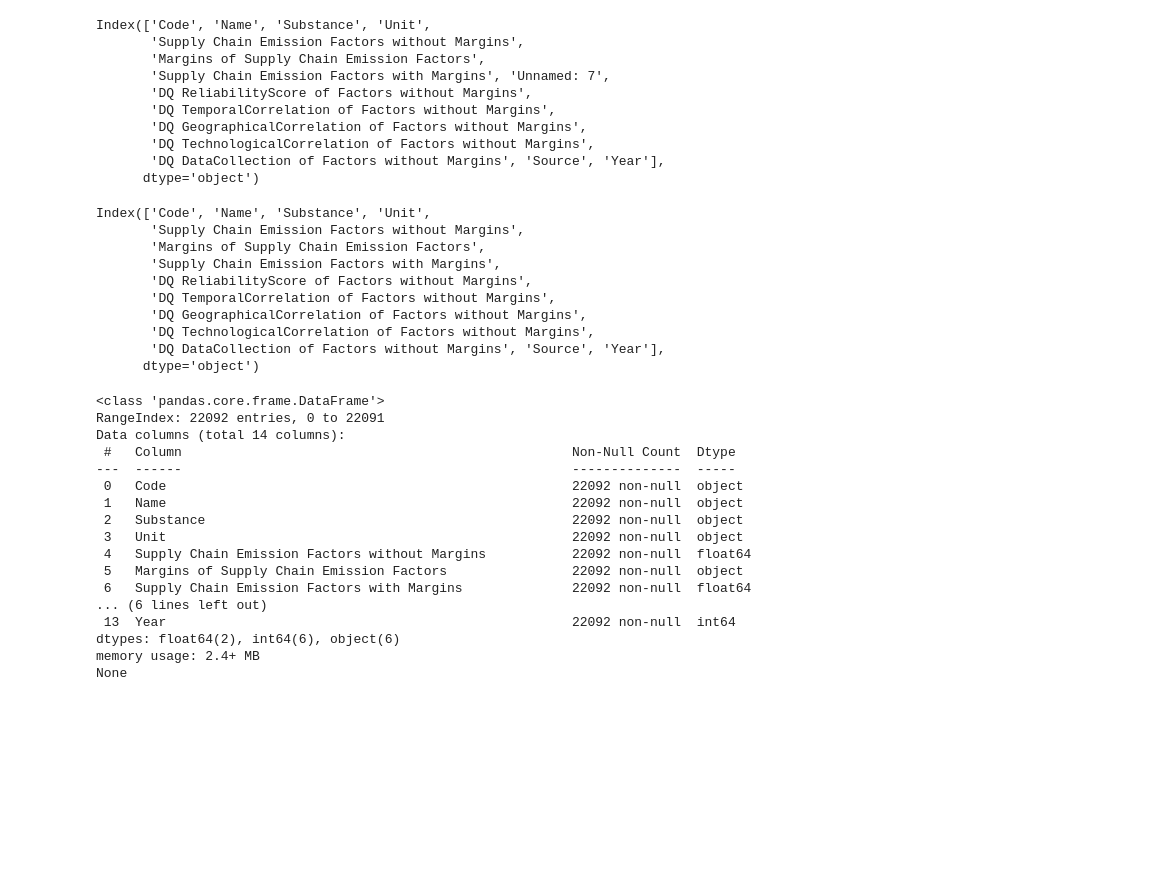
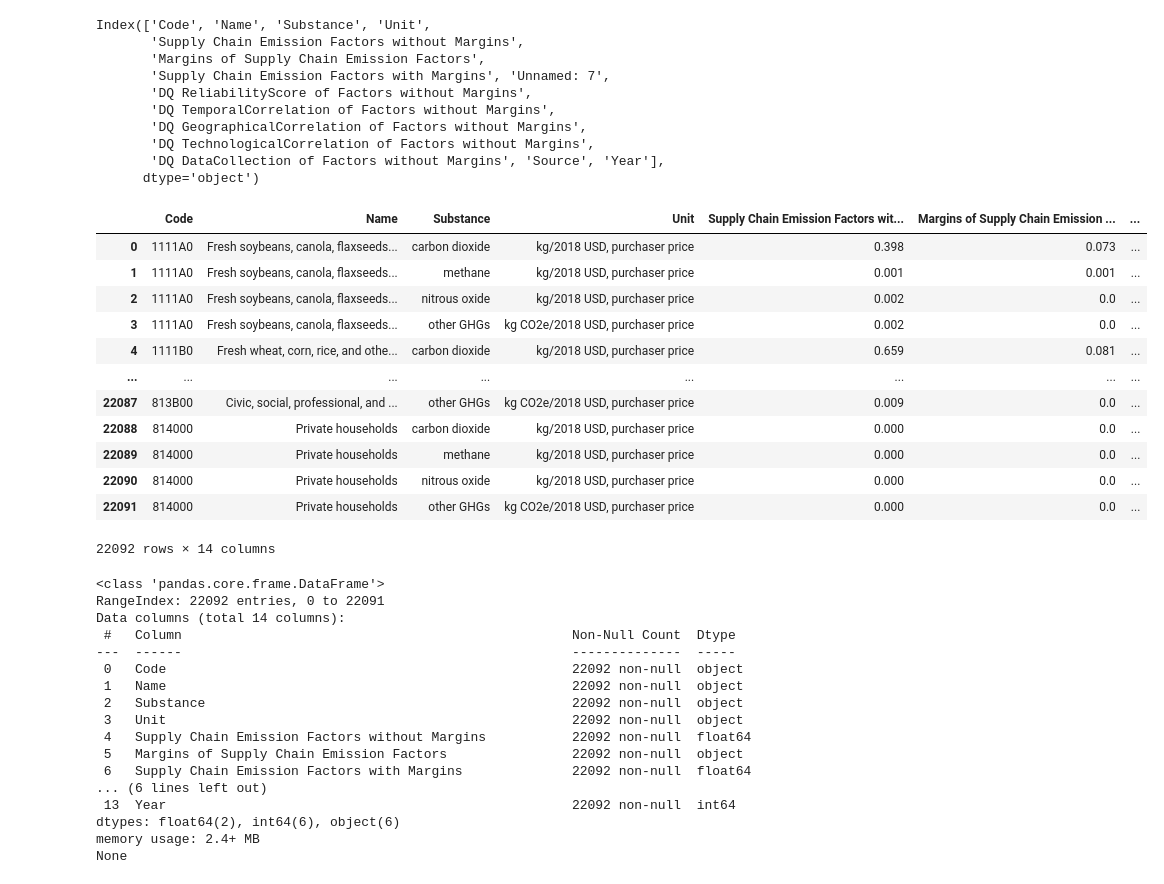
Before and after one commit to manya-1511/Green_House_Gas_Emmision_Prediction, a Jupyter notebook: GHGP.ipynb, the cells around one changed output. Drawn from its saved outputs; the diff is of its cells as text; code cells hidden in the pictures; blank space fills up the shorter version.

```diff
--- a/GHGP.ipynb
+++ b/GHGP.ipynb
@@ -106,19 +106,21 @@ Index(['Code', 'Name', 'Substance', 'Unit',
 # %%
 # As there is no data avaialble in Unnamed coulmn so we will drop the column
 df.drop(columns=['Unnamed: 7'],inplace=True)
+df
+# %% [output]
+|  | Code | Name | Substance | Unit | Supply Chain Emission Factors wit... | Margins of Supply Chain Emission ... | ... |
+| 0 | 1111A0 | Fresh soybeans, canola, flaxseeds... | carbon dioxide | kg/2018 USD, purchaser price | 0.398 | 0.073 | ... |
+| 1 | 1111A0 | Fresh soybeans, canola, flaxseeds... | methane | kg/2018 USD, purchaser price | 0.001 | 0.001 | ... |
+| 2 | 1111A0 | Fresh soybeans, canola, flaxseeds... | nitrous oxide | kg/2018 USD, purchaser price | 0.002 | 0.0 | ... |
+| 3 | 1111A0 | Fresh soybeans, canola, flaxseeds... | other GHGs | kg CO2e/2018 USD, purchaser price | 0.002 | 0.0 | ... |
+| 4 | 1111B0 | Fresh wheat, corn, rice, and othe... | carbon dioxide | kg/2018 USD, purchaser price | 0.659 | 0.081 | ... |
+| ... | ... | ... | ... | ... | ... | ... | ... |
+| 22087 | 813B00 | Civic, social, professional, and ... | other GHGs | kg CO2e/2018 USD, purchaser price | 0.009 | 0.0 | ... |
+| 22088 | 814000 | Private households | carbon dioxide | kg/2018 USD, purchaser price | 0.000 | 0.0 | ... |
+| 22089 | 814000 | Private households | methane | kg/2018 USD, purchaser price | 0.000 | 0.0 | ... |
+| 22090 | 814000 | Private households | nitrous oxide | kg/2018 USD, purchaser price | 0.000 | 0.0 | ... |
+| 22091 | 814000 | Private households | other GHGs | kg CO2e/2018 USD, purchaser price | 0.000 | 0.0 | ... |
+22092 rows × 14 columns
-# %%
-df.columns
-# %% [output]
-Index(['Code', 'Name', 'Substance', 'Unit',
-       'Supply Chain Emission Factors without Margins',
-       'Margins of Supply Chain Emission Factors',
-       'Supply Chain Emission Factors with Margins',
-       'DQ ReliabilityScore of Factors without Margins',
-       'DQ TemporalCorrelation of Factors without Margins',
-       'DQ GeographicalCorrelation of Factors without Margins',
-       'DQ TechnologicalCorrelation of Factors without Margins',
-       'DQ DataCollection of Factors without Margins', 'Source', 'Year'],
-      dtype='object')
 # %%
 print(df.info())
 # %% [output]
```
Also changed, not shown: parts of 38 cells of this notebook.
